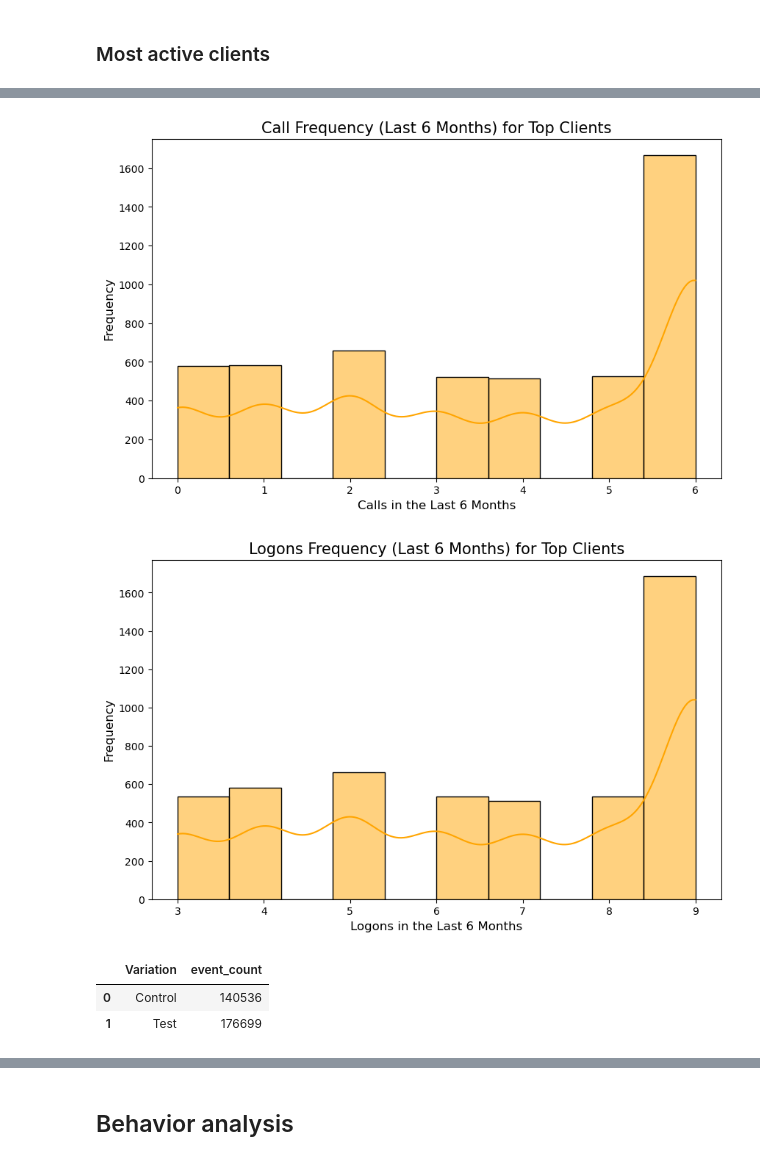
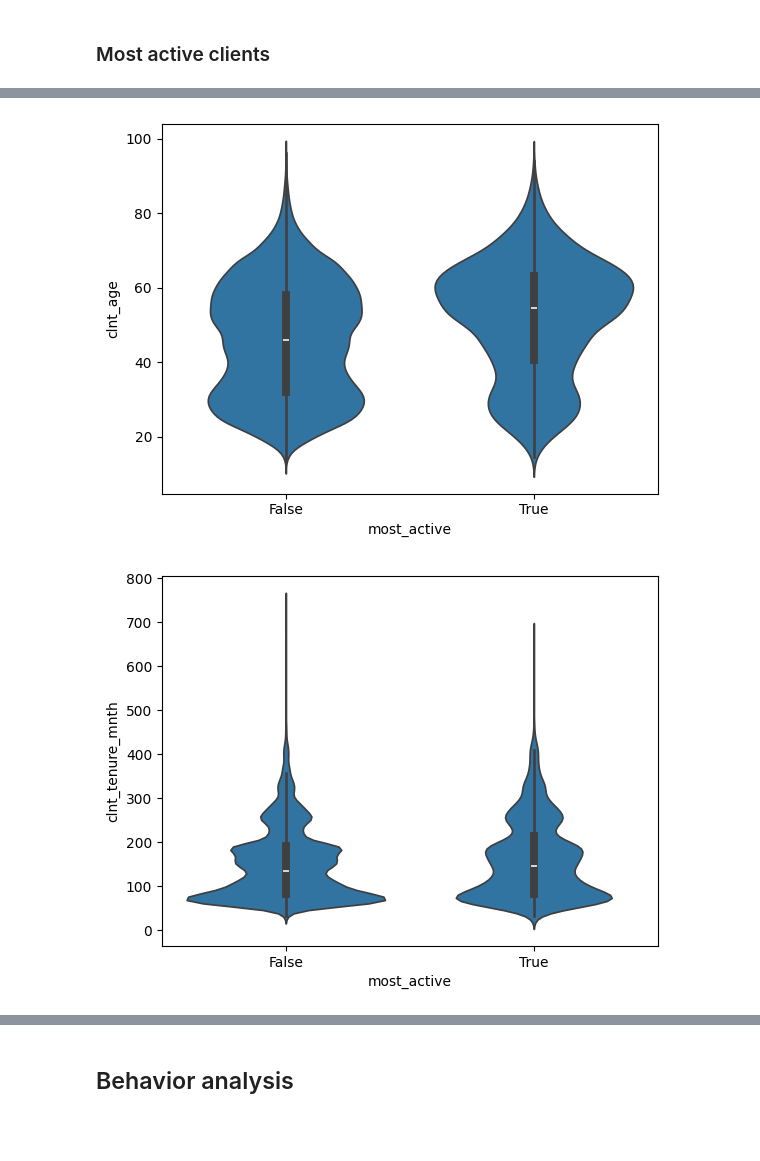
Before and after one commit to almudenamcastro/ironhack-w5-EDA, a Jupyter notebook: notebooks/main.ipynb, the cells around one changed output, grey strips where cells are left out. Cells and saved outputs as stored; diff of their text form; code cells hidden in the pictures; blank space fills up the shorter version.

```diff
--- a/notebooks/main.ipynb
+++ b/notebooks/main.ipynb
@@ -266,4 +265,7 @@ plt.show()
 client_event_counts = events['client_id'].value_counts()
 clients_events = pd.merge(clients, client_event_counts, on="client_id", how="inner")
+# %%
+# order clients by event_count
+clients_events = clients_events.sort_values(by='count', ascending=False).reset_index(drop=True)
 # %%
 # Identify the top 10% of active clients (this can be changed to any other percentage if needed)
@@ -292,3 +287,9 @@ Number of most active clients: 5273
+# %%
+# we will signal those clients that are most active (top 10%).
+
+clients_events['most_active'] = clients_events['client_id'].isin(clients_events['client_id'].head(int(len(clients_events) * 0.10)))
+
+top_client_info = clients_events[clients_events['most_active'] == True]
 # %%
 age_analysis = top_client_info['clnt_age'].describe()
 tenure_years_analysis = top_client_info['clnt_tenure_yr'].describe()
@@ -408,29 +319,10 @@ Additionally, they make an average of 3.597068145800317 calls in the last 6 mont
-# %%
-# Plot call frequency distribution for top clients
-plt.figure(figsize=(10, 6))
-sns.histplot(top_client_info['calls_6_mnth'], bins=10, kde=True, color='orange')
-plt.title('Call Frequency (Last 6 Months) for Top Clients', fontsize=15)
-plt.xlabel('Calls in the Last 6 Months', fontsize=12)
-plt.ylabel('Frequency', fontsize=12)
-plt.show()
-
-plt.figure(figsize=(10, 6))
-sns.histplot(top_client_info['logons_6_mnth'], bins=10, kde=True, color='orange')
-plt.title('Logons Frequency (Last 6 Months) for Top Clients', fontsize=15)
-plt.xlabel('Logons in the Last 6 Months', fontsize=12)
-plt.ylabel('Frequency', fontsize=12)
-plt.show()
-# %% [output]
-[figure, removed]
-[figure, removed]
-# %%
-# Merge the events DataFrame with the test DataFrame to get the 'Variation' (Test/Control) for each client
-events_test_control = pd.merge(events, test, on='client_id', how='inner')
-
-# Group by the 'Variation' column and count the number of events for each group
-event_counts = events_test_control.groupby('Variation').size().reset_index(name='event_count')
-event_counts
-# %% [output]
-|  | Variation | event_count |
-| 0 | Control | 140536 |
-| 1 | Test | 176699 |
+# %%
+# Let's take a look at the distribution for age and tenure.
+for col in ['clnt_age', 'clnt_tenure_mnth']:
+    sns.violinplot(data=clients_events, x='most_active', y=col)
+    plt.show()
+
+# the median age and tenure is higher for the most active clients.
+# %% [output]
+[figure, added]
+[figure, added]
```
Also changed, not shown: parts of 27 cells of this notebook.
